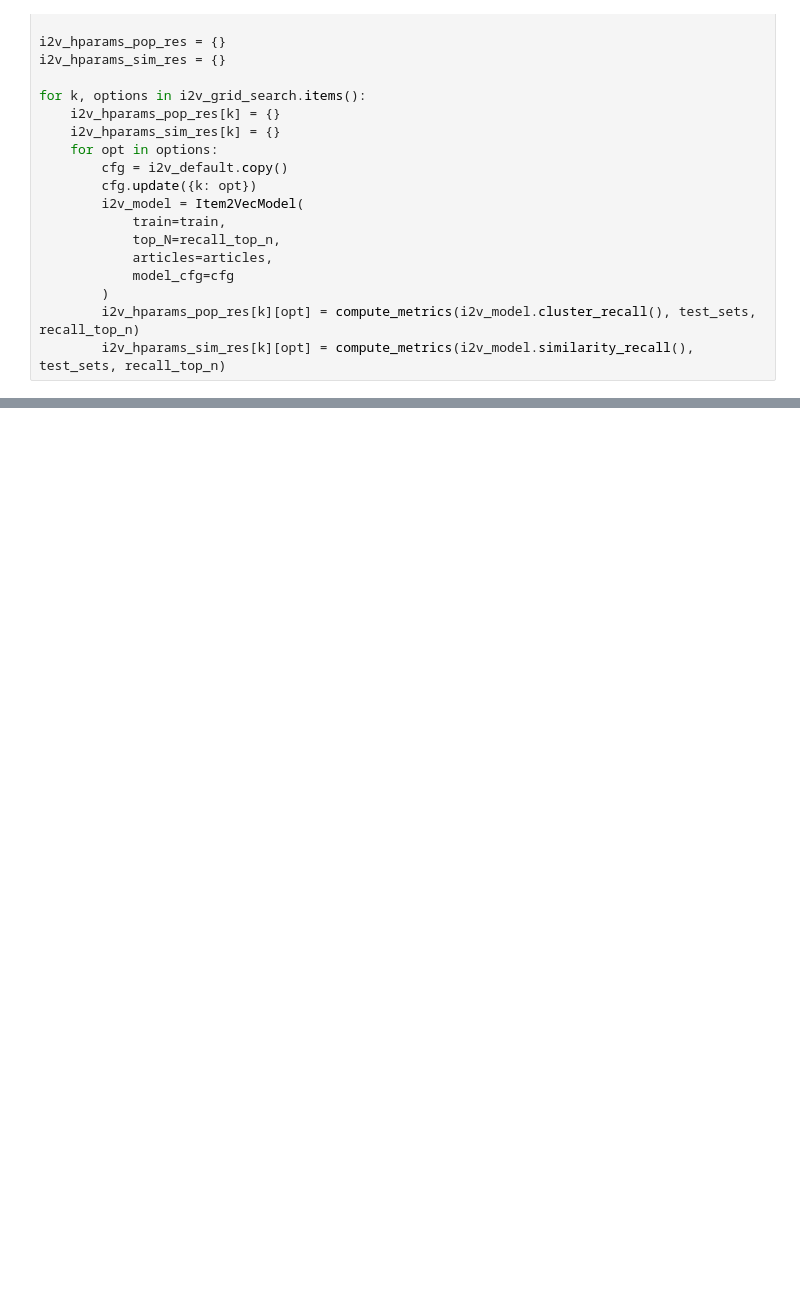
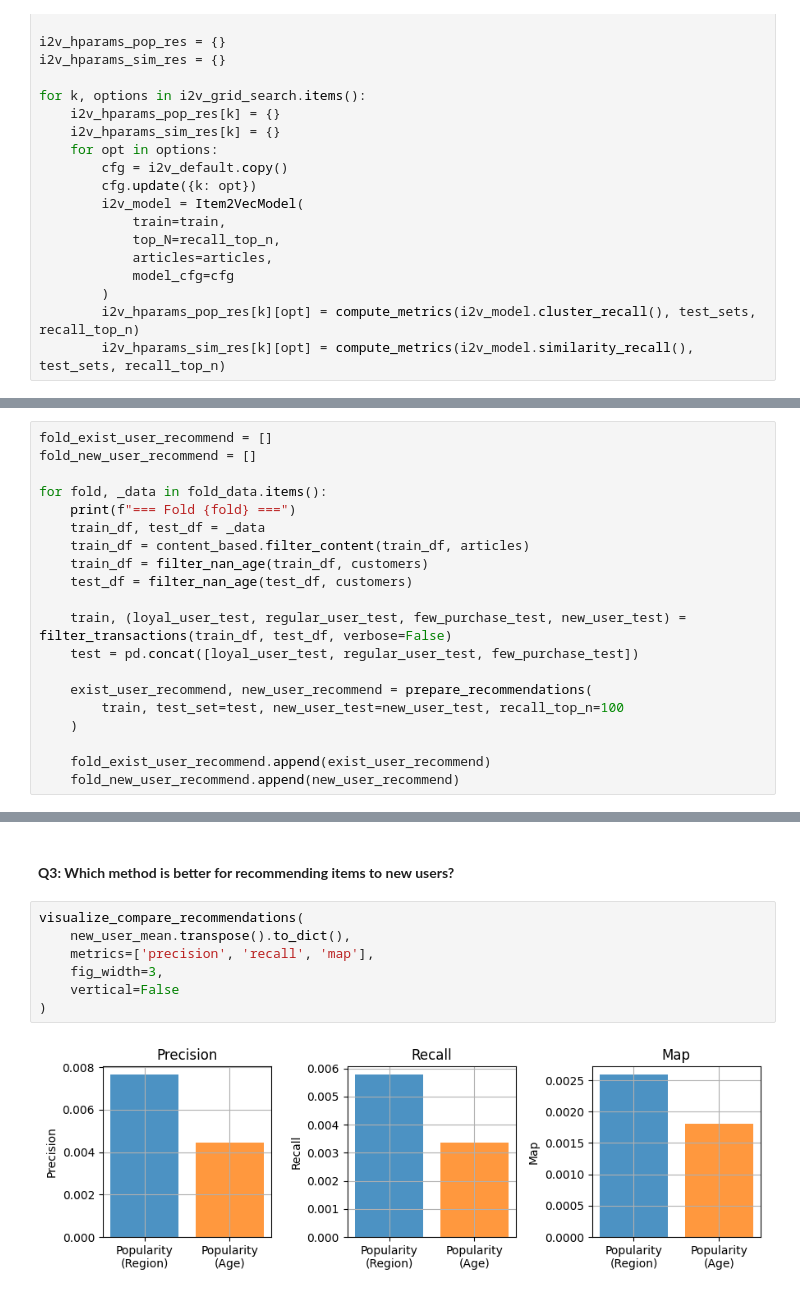
Before and after one commit to JoeZhao527/fashion-rec, a Jupyter notebook: dev2.ipynb, the cells around one changed output, grey strips where cells are left out. Cells and saved outputs as stored; diff of their text form; blank space fills up the shorter version.

```diff
--- a/dev2.ipynb
+++ b/dev2.ipynb
@@ -497,0 +543,20 @@ agg.aggregate(
+# %%
+fold_exist_user_recommend = []
+fold_new_user_recommend = []
+
+for fold, _data in fold_data.items():
+    print(f"=== Fold {fold} ===")
+    train_df, test_df = _data
+    train_df = content_based.filter_content(train_df, articles)
+    train_df = filter_nan_age(train_df, customers)
+    test_df = filter_nan_age(test_df, customers)
+
+    train, (loyal_user_test, regular_user_test, few_purchase_test, new_user_test) = filter_transactions(train_df, test_df, verbose=False)
+    test = pd.concat([loyal_user_test, regular_user_test, few_purchase_test])
+
+    exist_user_recommend, new_user_recommend = prepare_recommendations(
+        train, test_set=test, new_user_test=new_user_test, recall_top_n=100
+    )
+
+    fold_exist_user_recommend.append(exist_user_recommend)
+    fold_new_user_recommend.append(new_user_recommend)
@@ -497,0 +681,11 @@ agg.aggregate(
+# %% [markdown]
+#### **Q3: Which method is better for recommending items to new users?**
+# %%
+visualize_compare_recommendations(
+    new_user_mean.transpose().to_dict(),
+    metrics=['precision', 'recall', 'map'],
+    fig_width=3,
+    vertical=False
+)
+# %% [output]
+[figure, added]
```
Also changed, not shown: parts of 54 cells of this notebook, 3 other files.
